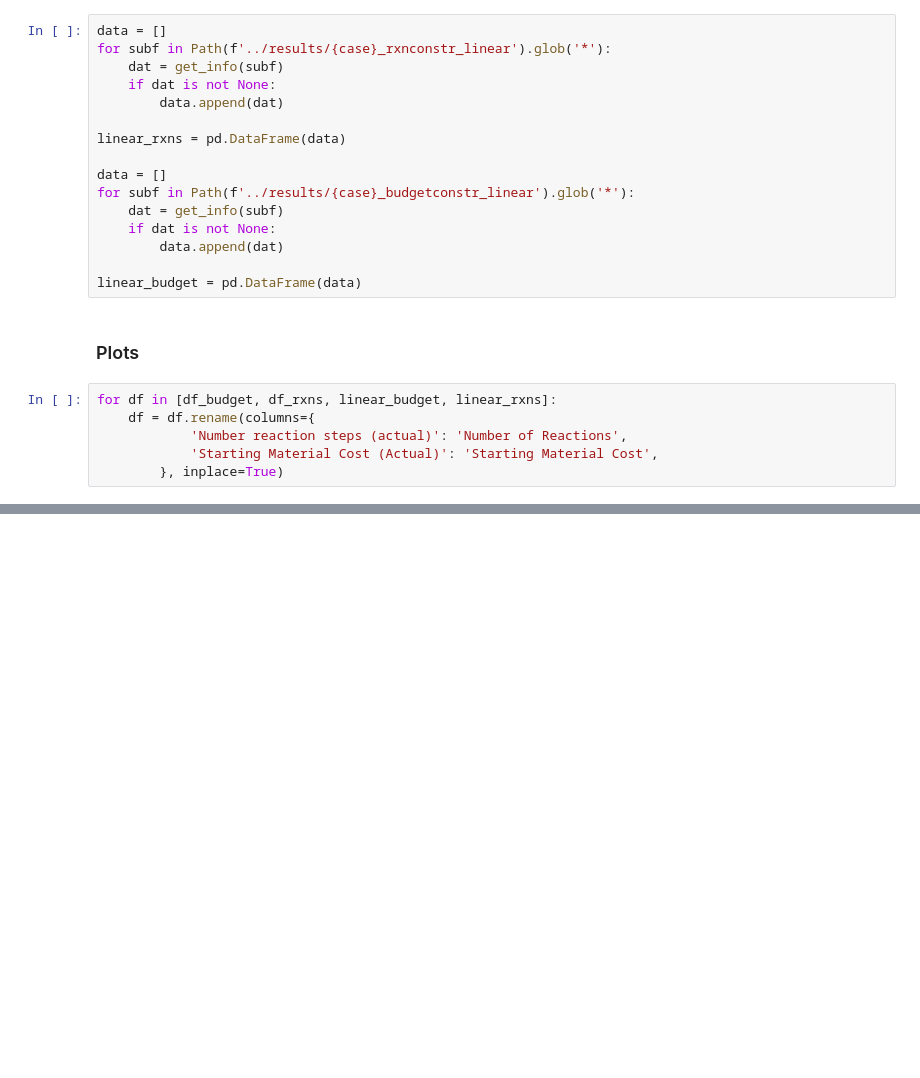
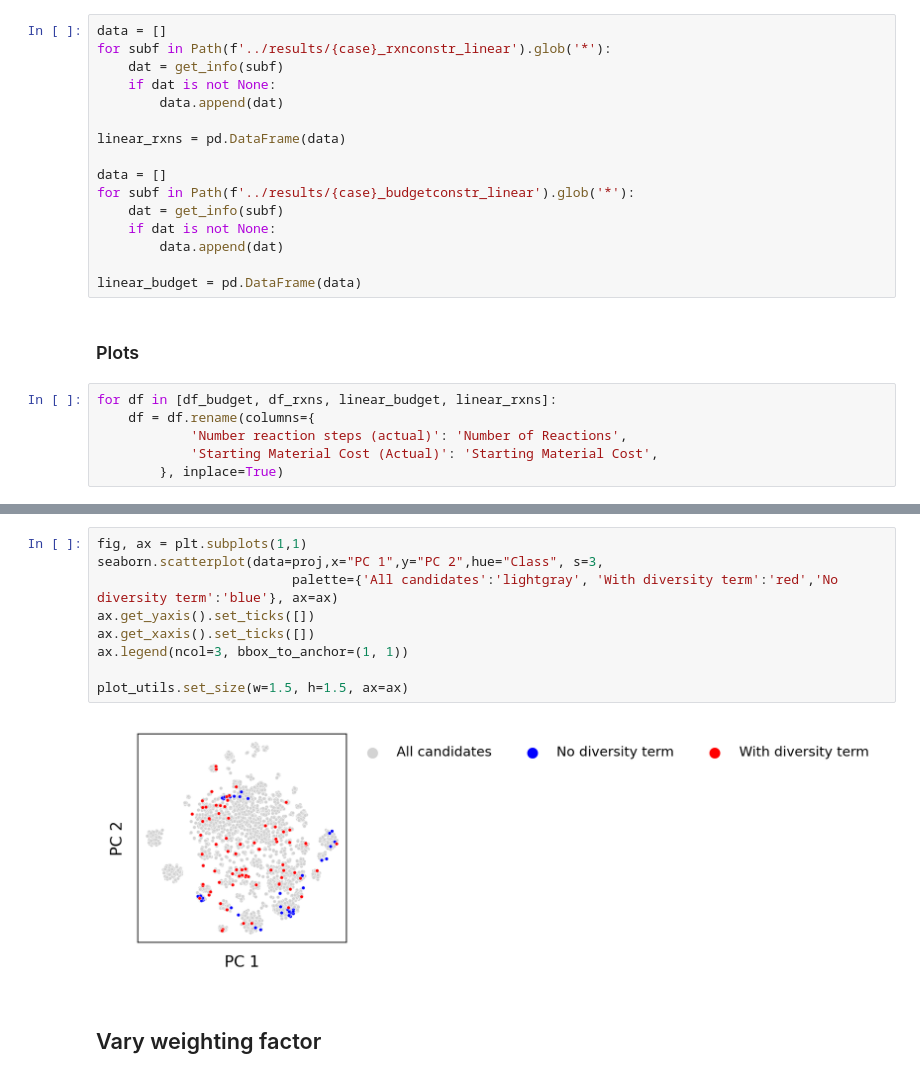
Before and after one commit to coleygroup/sparrow, a Jupyter notebook: notebooks/nonlinear_figures.ipynb, the cells around one changed output, grey strips where cells are left out. Saved outputs shown, nothing was run; the diff lists cells and outputs as text; blank space fills up the shorter version.

```diff
--- a/notebooks/nonlinear_figures.ipynb
+++ b/notebooks/nonlinear_figures.ipynb
@@ -230,0 +321,13 @@ plot_utils.set_size(w=2, h=2, ax=ax)
+# %%
+fig, ax = plt.subplots(1,1)
+seaborn.scatterplot(data=proj,x="PC 1",y="PC 2",hue="Class", s=3,
+                         palette={'All candidates':'lightgray', 'With diversity term':'red','No diversity term':'blue'}, ax=ax)
+ax.get_yaxis().set_ticks([])
+ax.get_xaxis().set_ticks([])
+ax.legend(ncol=3, bbox_to_anchor=(1, 1))
+
+plot_utils.set_size(w=1.5, h=1.5, ax=ax)
+# %% [output]
+[figure, added]
+# %% [markdown]
+## Vary weighting factor
```
Also changed, not shown: parts of 21 cells of this notebook, 3 other files.
